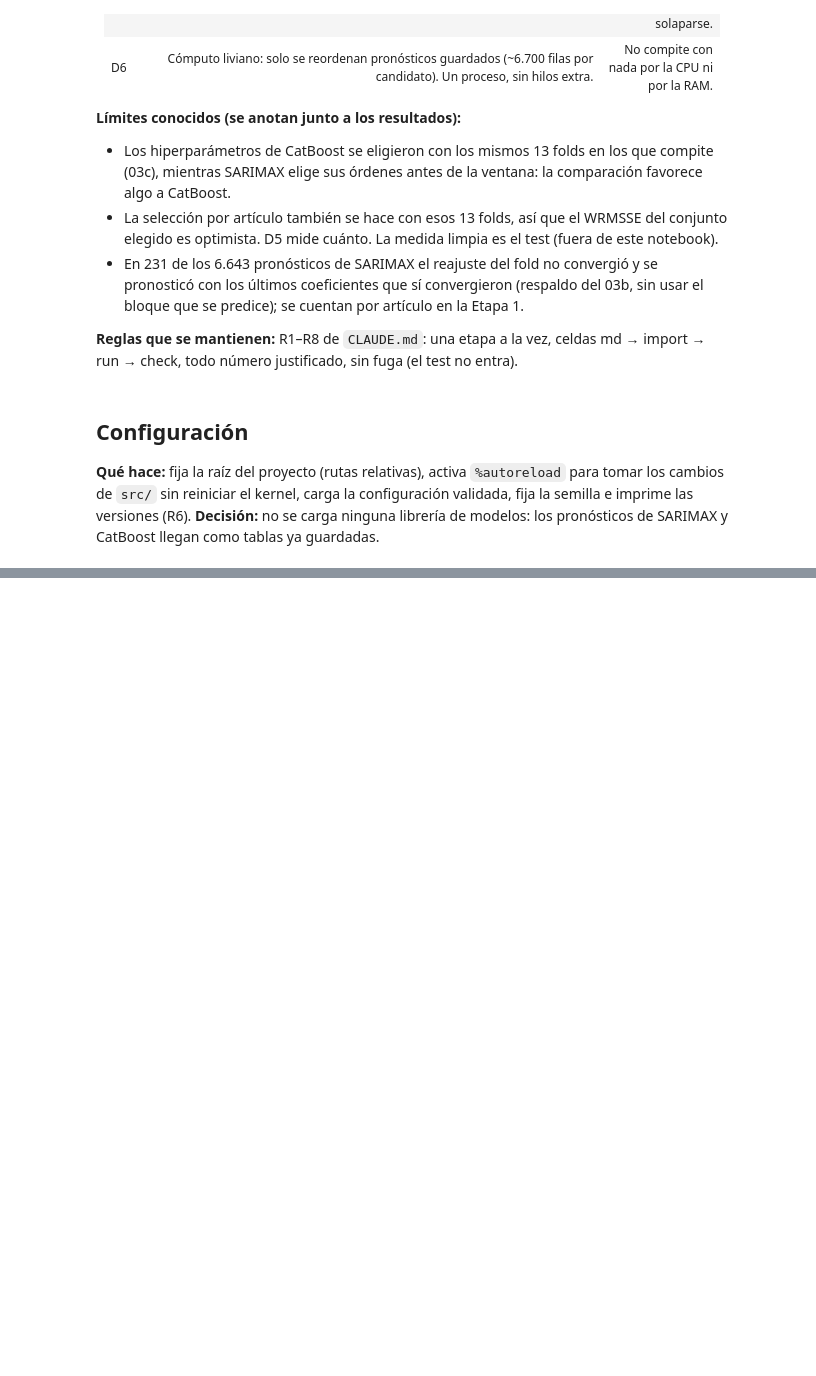
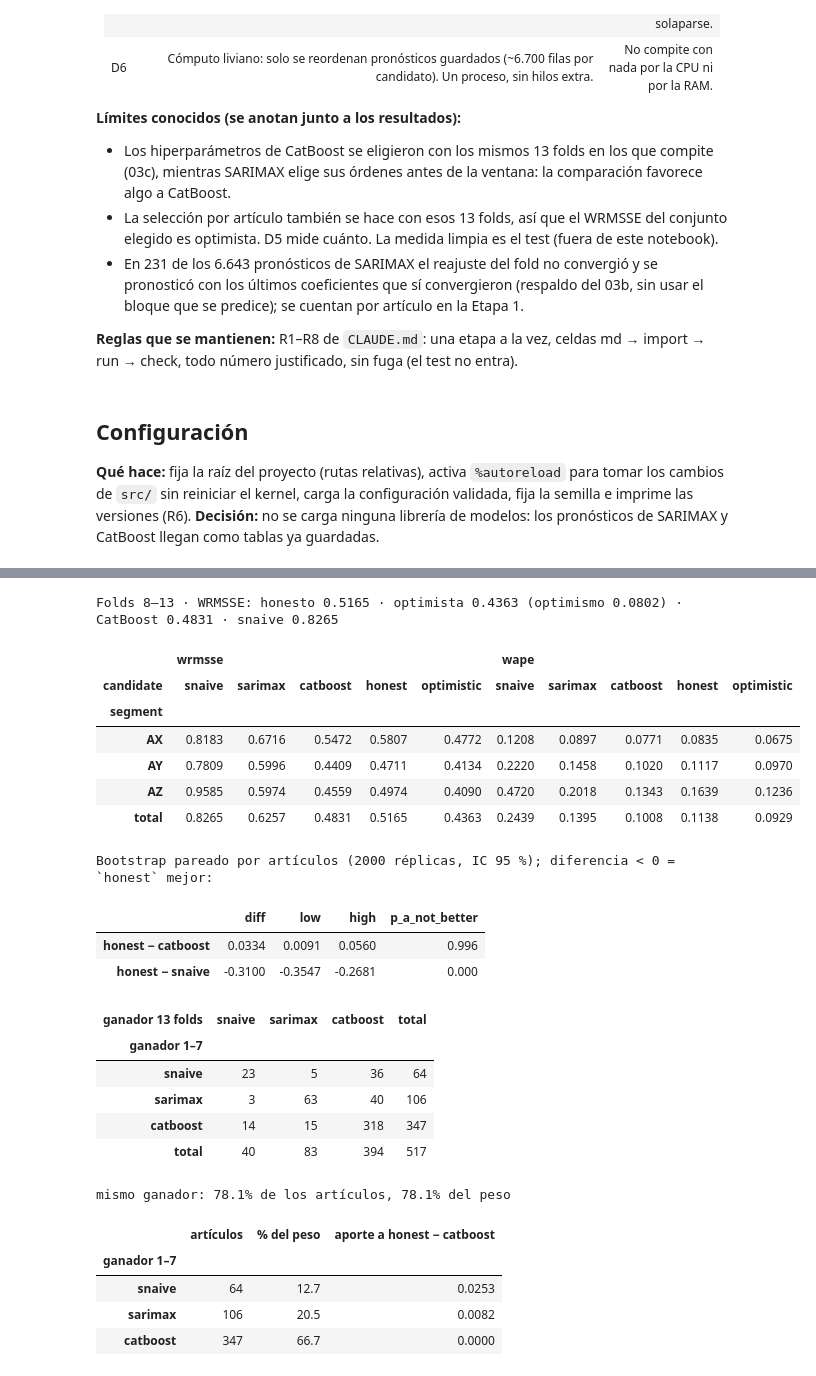
Before and after one commit to JoseSalas98/demand-forecasting-replenishment, a Jupyter notebook: notebooks/03d_seleccion_por_articulo.ipynb, the cells around one changed output, grey strips where cells are left out. Cells and saved outputs as stored; diff of their text form; code cells hidden in the pictures; blank space fills up the shorter version.

```diff
--- a/notebooks/03d_seleccion_por_articulo.ipynb
+++ b/notebooks/03d_seleccion_por_articulo.ipynb
@@ -75,0 +357,75 @@ print(f"semilla: {SEED}")
+# %%
+from src.metrics import paired_bootstrap_wrmsse
+
+CHOOSE_FOLDS = range(1, 8)    # D5: se elige con los folds 1–7
+EVAL_FOLDS = range(8, 14)     # D5: se mide en los folds 8–13
+N_BOOT = 2000                 # réplicas del bootstrap: ~50 por cola al 95 %
+# %%
+early = window[window["fold"].isin(CHOOSE_FOLDS)]
+late = window[window["fold"].isin(EVAL_FOLDS)].copy()
+choose = select_by_item(item_errors(early, CANDIDATES, rmsse_scale), CANDIDATES).set_index("item_id")
+oracle = select_by_item(item_errors(late, CANDIDATES, rmsse_scale), CANDIDATES).set_index("item_id")
+late["honest"] = selected_forecast(late, choose["winner"])
+late["optimistic"] = selected_forecast(late, oracle["winner"])
+late_errors = item_errors(late, CANDIDATES + ["honest", "optimistic"], rmsse_scale)
+diag = segment_errors(late_errors, weights, cell_of)
+late_rmsse = late_errors.pivot(index="item_id", columns="candidate", values="rmsse")
+boot = pd.DataFrame({f"honest − {b}": paired_bootstrap_wrmsse(late_rmsse["honest"], late_rmsse[b], weights, N_BOOT, SEED)
+                     for b in ["catboost", "snaive"]}).T
+# %%
+# Folds: 7 para elegir y 6 para medir, sin solaparse.
+assert set(CHOOSE_FOLDS).isdisjoint(EVAL_FOLDS) and set(CHOOSE_FOLDS) | set(EVAL_FOLDS) == set(range(1, N_FOLDS + 1))
+assert len(early) == n_items * 7 and len(late) == n_items * 6
+assert late[["honest", "optimistic"]].notna().all().all()
+# `optimistic` es el mínimo en 8–13: nunca peor que `honest` ni que el seasonal naive, artículo por artículo.
+assert (late_rmsse["optimistic"] <= late_rmsse["honest"] + 1e-12).all()
+assert np.allclose(late_rmsse["optimistic"], late_rmsse[CANDIDATES].min(axis=1))
+assert np.isclose(diag.xs(("honest", "total"))["wrmsse"], wrmsse_frame(late, "honest", rmsse_scale, weights)[0])
+
+wr = diag.xs("total", level="segment")["wrmsse"]
+print(f"Folds 8–13 · WRMSSE: honesto {wr['honest']:.4f} · optimista {wr['optimistic']:.4f} "
+      f"(optimismo {wr['honest'] - wr['optimistic']:.4f}) · CatBoost {wr['catboost']:.4f} · snaive {wr['snaive']:.4f}")
+display(diag.unstack("candidate").reindex(SEGMENTS)[["wrmsse", "wape"]]
+        .reindex(columns=["snaive", "sarimax", "catboost", "honest", "optimistic"], level="candidate").round(4))
+print(f"Bootstrap pareado por artículos ({N_BOOT} réplicas, IC 95 %); diferencia < 0 = `honest` mejor:")
+display(boot.round(4))
+
+# Estabilidad: ganador con folds 1–7 frente al de la selección final (13 folds).
+final = selection.set_index("item_id")["winner"]
+stability = pd.crosstab(choose["winner"].rename("ganador 1–7"), final.rename("ganador 13 folds"), margins=True, margins_name="total")
+display(stability.reindex(index=CANDIDATES + ["total"], columns=CANDIDATES + ["total"]).fillna(0).astype(int))
+same = choose["winner"].eq(final[choose.index])
+print(f"mismo ganador: {same.mean():.1%} de los artículos, {weights[same[same].index].sum() / weights.sum():.1%} del peso")
+# De dónde sale la diferencia `honest` − CatBoost: aporte al WRMSSE según el ganador elegido con 1–7
+# (los que eligieron CatBoost aportan 0 por construcción).
+share_w = weights[late_rmsse.index] / weights.sum()
+display(pd.DataFrame({
+    "artículos": choose["winner"].value_counts(),
+    "% del peso": share_w.groupby(choose["winner"]).sum().mul(100).round(1),
+    "aporte a honest − catboost": ((late_rmsse["honest"] - late_rmsse["catboost"]) * share_w).groupby(choose["winner"]).sum().round(4),
+}).reindex(CANDIDATES).rename_axis("ganador 1–7"))
+# %% [output]
+Folds 8–13 · WRMSSE: honesto 0.5165 · optimista 0.4363 (optimismo 0.0802) · CatBoost 0.4831 · snaive 0.8265
+|  | wrmsse |  |  |  |  | wape |  |  |  |  |
+| candidate | snaive | sarimax | catboost | honest | optimistic | snaive | sarimax | catboost | honest | optimistic |
+| segment |  |  |  |  |  |  |  |  |  |  |
+| AX | 0.8183 | 0.6716 | 0.5472 | 0.5807 | 0.4772 | 0.1208 | 0.0897 | 0.0771 | 0.0835 | 0.0675 |
+| AY | 0.7809 | 0.5996 | 0.4409 | 0.4711 | 0.4134 | 0.2220 | 0.1458 | 0.1020 | 0.1117 | 0.0970 |
+| AZ | 0.9585 | 0.5974 | 0.4559 | 0.4974 | 0.4090 | 0.4720 | 0.2018 | 0.1343 | 0.1639 | 0.1236 |
+| total | 0.8265 | 0.6257 | 0.4831 | 0.5165 | 0.4363 | 0.2439 | 0.1395 | 0.1008 | 0.1138 | 0.0929 |
+Bootstrap pareado por artículos (2000 réplicas, IC 95 %); diferencia < 0 = `honest` mejor:
+|  | diff | low | high | p_a_not_better |
+| honest − catboost | 0.0334 | 0.0091 | 0.0560 | 0.996 |
+| honest − snaive | -0.3100 | -0.3547 | -0.2681 | 0.000 |
+| ganador 13 folds | snaive | sarimax | catboost | total |
+| ganador 1–7 |  |  |  |  |
+| snaive | 23 | 5 | 36 | 64 |
+| sarimax | 3 | 63 | 40 | 106 |
+| catboost | 14 | 15 | 318 | 347 |
+| total | 40 | 83 | 394 | 517 |
+mismo ganador: 78.1% de los artículos, 78.1% del peso
+|  | artículos | % del peso | aporte a honest − catboost |
+| ganador 1–7 |  |  |  |
+| snaive | 64 | 12.7 | 0.0253 |
+| sarimax | 106 | 20.5 | 0.0082 |
+| catboost | 347 | 66.7 | 0.0000 |
```
Also changed, not shown: parts of 21 cells of this notebook.
